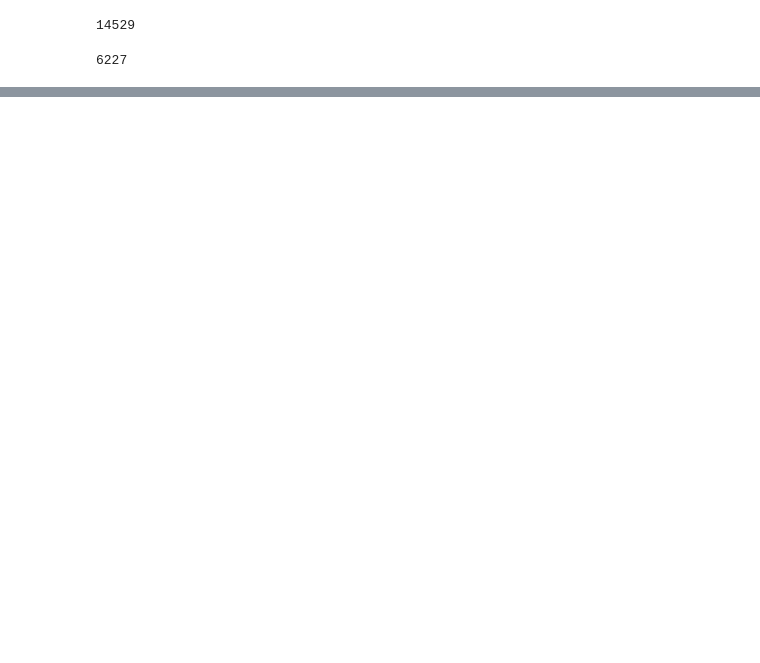
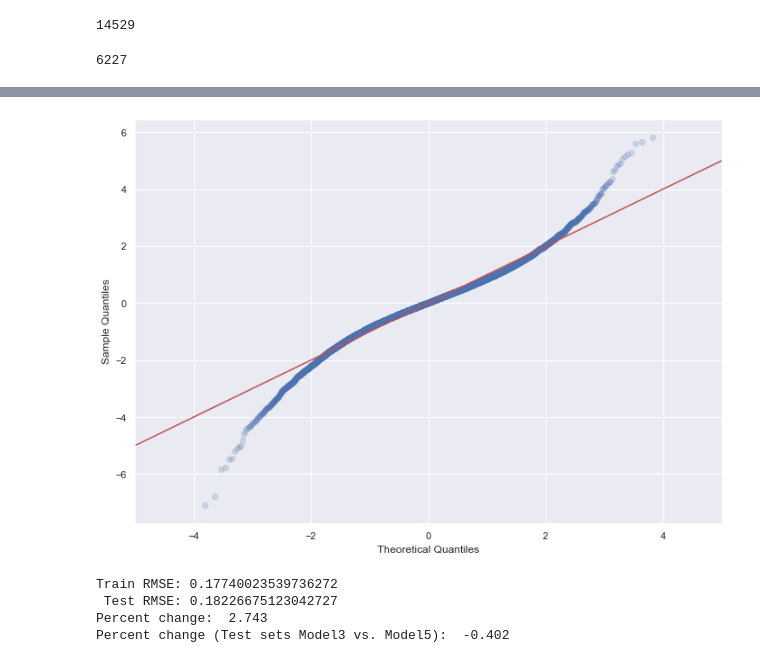
Before and after one commit to Stenke/King-County-Housing-Regression-Analysis, a Jupyter notebook: House(party)_Modeling.ipynb, the cells around one changed output, grey strips where cells are left out. Saved outputs shown, nothing was run; the diff lists cells and outputs as text; code cells hidden in the pictures; blank space fills up the shorter version.

```diff
--- a/House(party)_Modeling.ipynb
+++ b/House(party)_Modeling.ipynb
@@ -636,0 +763,8 @@ g.legend(loc='center left', bbox_to_anchor=(1.0, 0.5), ncol=1, fancybox=True);
+# %%
+X_train_out = sm.add_constant(X_train_out)
+X_test_out = sm.add_constant(X_test_out)
+# %%
+y_train_log = np.log(y_train_out)
+y_test_log = np.log(y_test_out)
+# %%
+training_model(feat_cols, outcome, y_train_log, X_train_out)
@@ -636,0 +806,23 @@ g.legend(loc='center left', bbox_to_anchor=(1.0, 0.5), ncol=1, fancybox=True);
+# %%
+model5_log = sm.OLS(y_train_log, X_train_out).fit()
+# %%
+fig = plt.figure()
+
+ax = fig.add_subplot(1, 1, 1)
+sm.graphics.qqplot(model5_log.resid, line='45', fit=True, alpha=0.2, ax=ax)
+ax.set_xlim(-5, 5);
+# %% [output]
+[figure, added]
+# %%
+y_hat_train5 = model5_log.predict(X_train_out)
+rmse_train5 = mse(y_train_log, y_hat_train5)**0.5
+y_hat_test5 = model5_log.predict(X_test_out)
+rmse_test5 = mse(y_test_log, y_hat_test5)**0.5
+print(f'Train RMSE: {rmse_train5} \n Test RMSE: {rmse_test5}')
+print('Percent change: ', round(((rmse_test5-rmse_train5)/rmse_train5)*100, 3))
+print('Percent change (Test sets Model3 vs. Model5): ', round(((rmse_test5-rmse_test3)/rmse_test3)*100, 3))
+# %% [output]
+Train RMSE: 0.17740023539736272
+ Test RMSE: 0.18226675123042727
+Percent change:  2.743
+Percent change (Test sets Model3 vs. Model5):  -0.402
```
Also changed, not shown: parts of 34 cells of this notebook, 1 other file.
